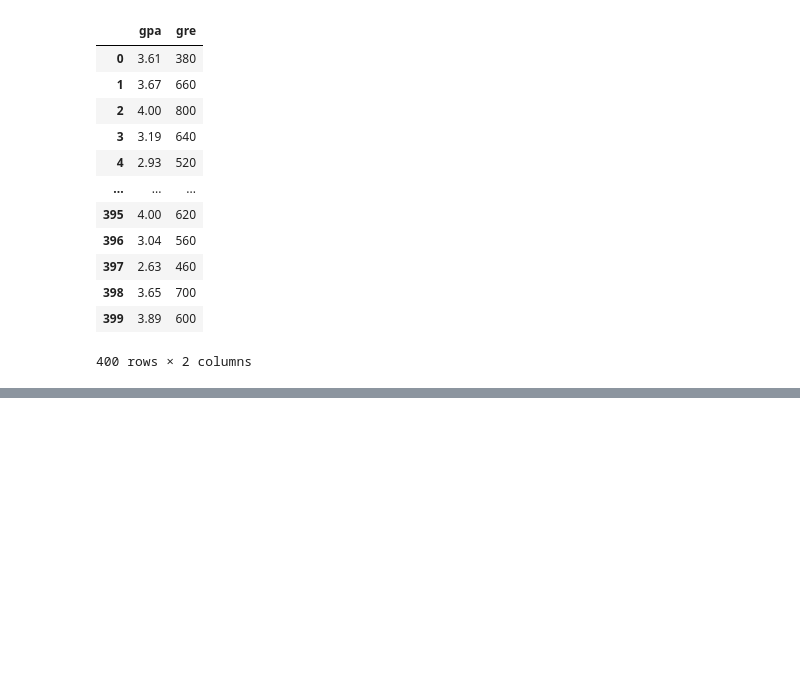
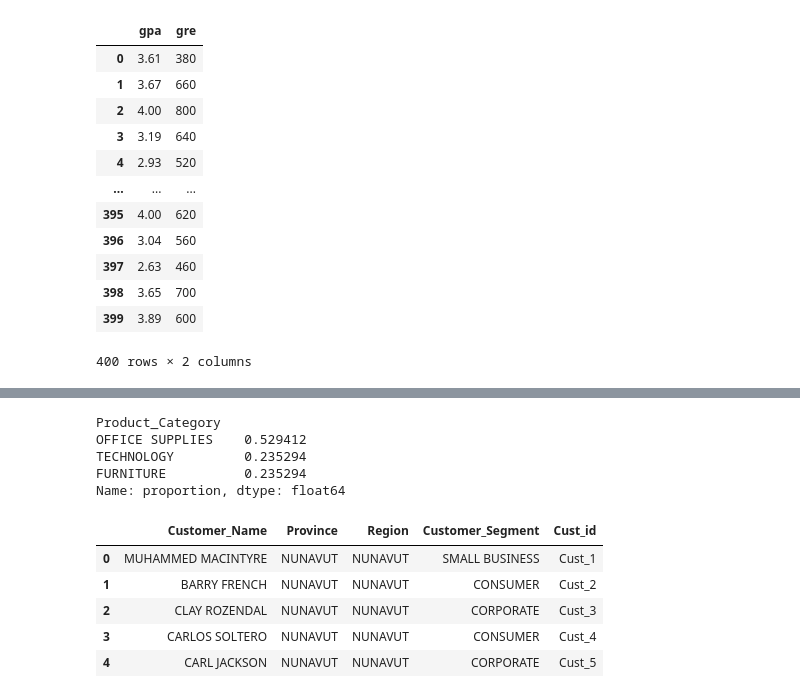
Before and after one commit to nanicoder/pp-ai-ml-2026, a Jupyter notebook: ai-ml-simplilearn/classes/day_feb212026.ipynb, the cells around one changed output, grey strips where cells are left out. Cells and saved outputs as stored; diff of their text form; code cells hidden in the pictures; blank space fills up the shorter version.

```diff
--- a/ai-ml-simplilearn/classes/day_feb212026.ipynb
+++ b/ai-ml-simplilearn/classes/day_feb212026.ipynb
@@ -201,0 +248,18 @@ data = {
+# %%
+df_proddimen.Product_Category.value_counts(normalize=True)
+# %% [output]
+Product_Category
+OFFICE SUPPLIES    0.529412
+TECHNOLOGY         0.235294
+FURNITURE          0.235294
+Name: proportion, dtype: float64
+# %%
+df_custdimen = pd.read_csv('../data-sets/custdimen.csv')
+df_custdimen.head()
+# %% [output]
+|  | Customer_Name | Province | Region | Customer_Segment | Cust_id |
+| 0 | MUHAMMED MACINTYRE | NUNAVUT | NUNAVUT | SMALL BUSINESS | Cust_1 |
+| 1 | BARRY FRENCH | NUNAVUT | NUNAVUT | CONSUMER | Cust_2 |
+| 2 | CLAY ROZENDAL | NUNAVUT | NUNAVUT | CORPORATE | Cust_3 |
+| 3 | CARLOS SOLTERO | NUNAVUT | NUNAVUT | CONSUMER | Cust_4 |
+| 4 | CARL JACKSON | NUNAVUT | NUNAVUT | CORPORATE | Cust_5 |
```
Also changed, not shown: parts of 8 cells of this notebook, 4 other files.
